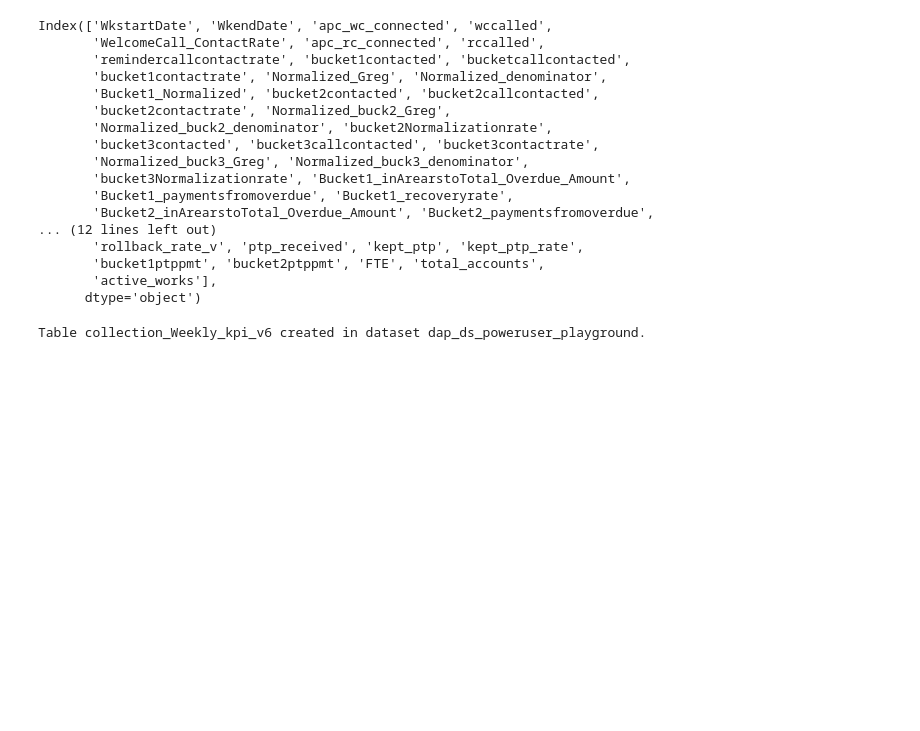
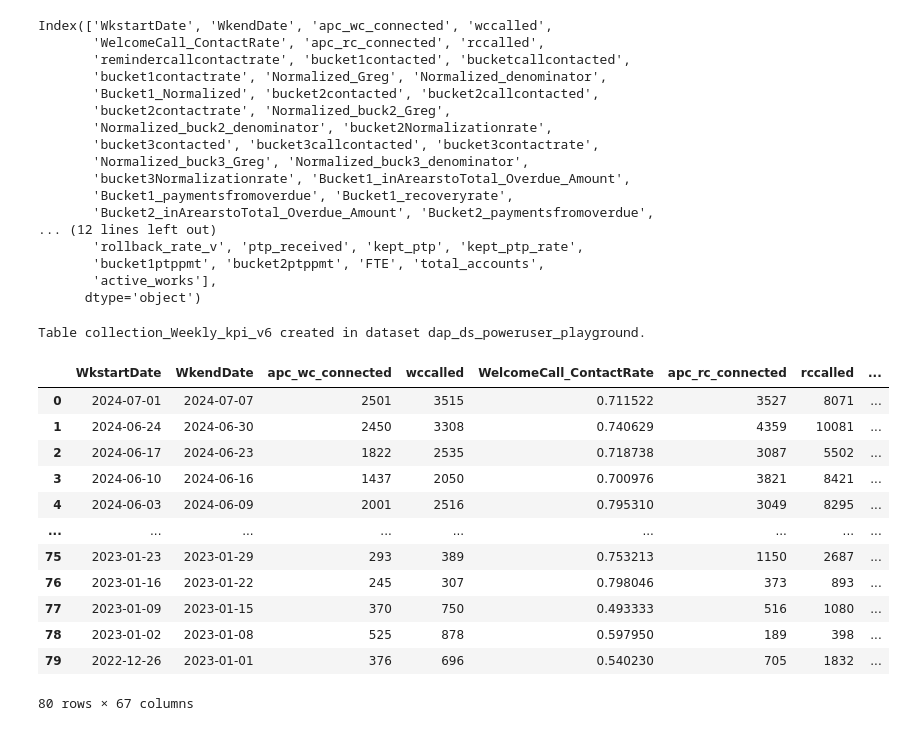
Before and after one commit to dchakroborti-tonik/WeeklyKPI, a Jupyter notebook: Notebook/New_KPI_Weekly_Report_V7.ipynb, the cells around one changed output. Cells and saved outputs as stored; diff of their text form; code cells hidden in the pictures; blank space fills up the shorter version.

```diff
--- a/Notebook/New_KPI_Weekly_Report_V7.ipynb
+++ b/Notebook/New_KPI_Weekly_Report_V7.ipynb
@@ -2016,3 +2016,23 @@ job.result()
 print(f"Table {table_id} created in dataset {dataset_id}.")
 # %% [output]
 Table collection_Weekly_kpi_v6 created in dataset dap_ds_poweruser_playground.
+# %%
+sq = """select * from dap_ds_poweruser_playground.collection_Weekly_kpi_v6 order by 1 desc;"""
+
+dfd = client.query(sq).to_dataframe(progress_bar_type='tqdm')
+# %%
+dfd
+# %% [output]
+|  | WkstartDate | WkendDate | apc_wc_connected | wccalled | WelcomeCall_ContactRate | apc_rc_connected | rccalled | ... |
+| 0 | 2024-07-01 | 2024-07-07 | 2501 | 3515 | 0.711522 | 3527 | 8071 | ... |
+| 1 | 2024-06-24 | 2024-06-30 | 2450 | 3308 | 0.740629 | 4359 | 10081 | ... |
+| 2 | 2024-06-17 | 2024-06-23 | 1822 | 2535 | 0.718738 | 3087 | 5502 | ... |
+| 3 | 2024-06-10 | 2024-06-16 | 1437 | 2050 | 0.700976 | 3821 | 8421 | ... |
+| 4 | 2024-06-03 | 2024-06-09 | 2001 | 2516 | 0.795310 | 3049 | 8295 | ... |
+| ... | ... | ... | ... | ... | ... | ... | ... | ... |
+| 75 | 2023-01-23 | 2023-01-29 | 293 | 389 | 0.753213 | 1150 | 2687 | ... |
+| 76 | 2023-01-16 | 2023-01-22 | 245 | 307 | 0.798046 | 373 | 893 | ... |
+| 77 | 2023-01-09 | 2023-01-15 | 370 | 750 | 0.493333 | 516 | 1080 | ... |
+| 78 | 2023-01-02 | 2023-01-08 | 525 | 878 | 0.597950 | 189 | 398 | ... |
+| 79 | 2022-12-26 | 2023-01-01 | 376 | 696 | 0.540230 | 705 | 1832 | ... |
+80 rows × 67 columns
```
Also changed, not shown: parts of 32 cells of this notebook, 4 other files.
